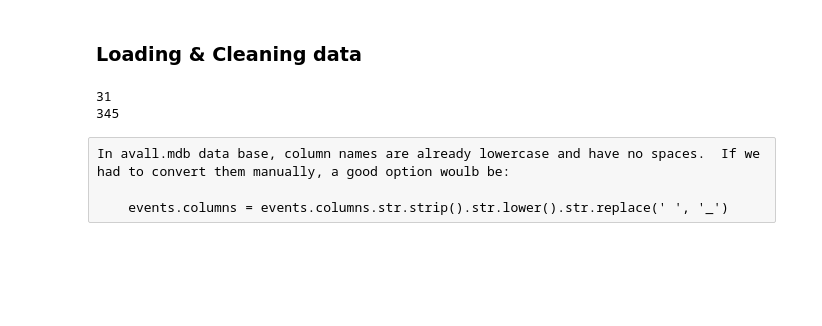
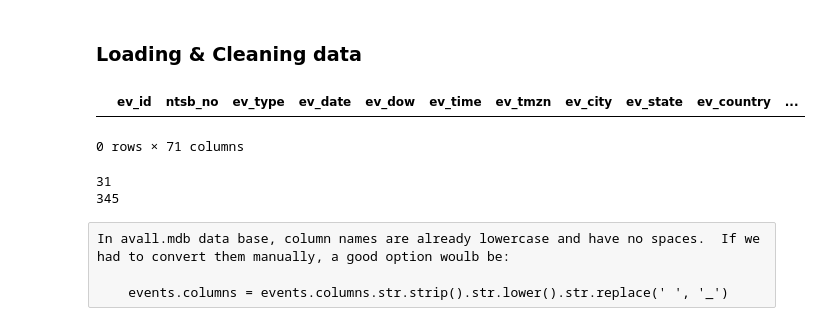
Before and after one commit to AeroPython/remove-before-flight, a Jupyter notebook: Remove before flight.ipynb, the cells around one changed output. Drawn from its saved outputs; the diff is of its cells as text; code cells hidden in the pictures; blank space fills up the shorter version.

```diff
--- a/Remove before flight.ipynb
+++ b/Remove before flight.ipynb
@@ -57,6 +58,11 @@ events = pd.read_csv("./data/events.csv",
 occurrences = pd.read_csv("./data/Occurrences1.csv",
                                     sep=';',
                                     index_col=0)  # Use eventid as index
+# %%
+events[events['latitude']==46]
+# %% [output]
+|  | ev_id | ntsb_no | ev_type | ev_date | ev_dow | ev_time | ev_tmzn | ev_city | ev_state | ev_country | ... |
+0 rows × 71 columns
 # %%
 # 31 events with NaN date
 print(events['ev_date'].isnull().sum())
```
Also changed, not shown: parts of 14 cells of this notebook.
